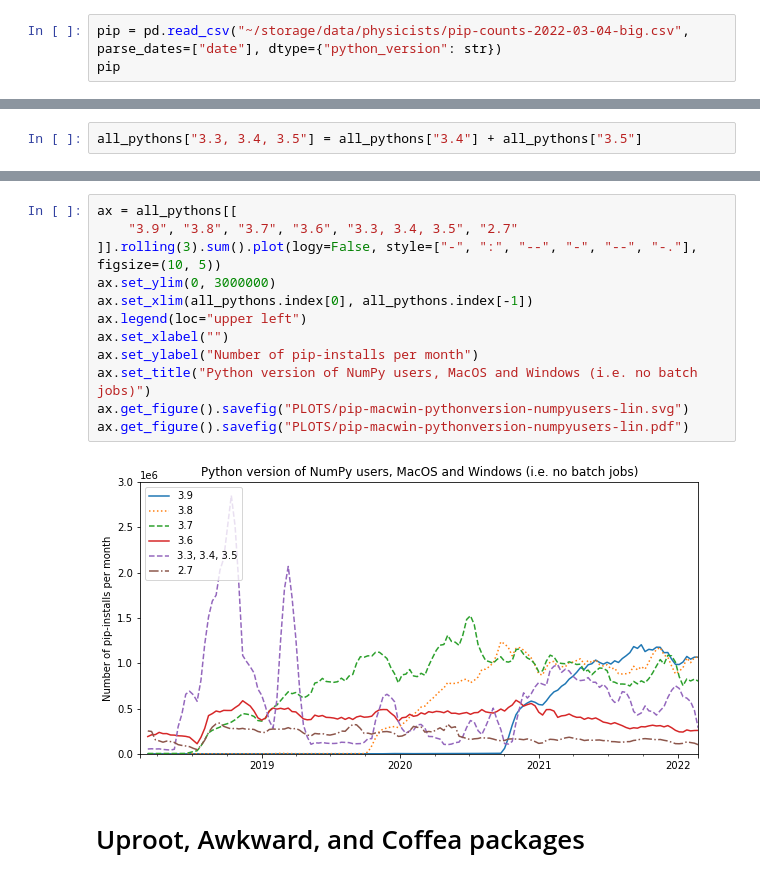
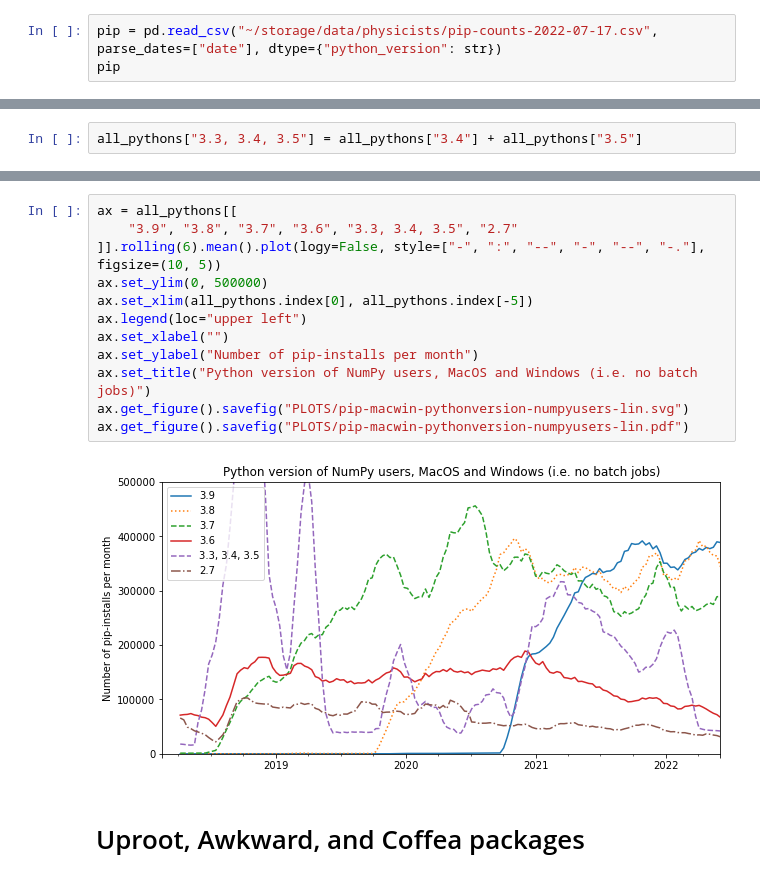
Before and after one commit to jpivarski-talks/2022-03-04-reload-statistics, a Jupyter notebook: pip-downloads.ipynb, the cells around one changed output, grey strips where cells are left out. Drawn from its saved outputs; the diff is of its cells as text.

```diff
--- a/pip-downloads.ipynb
+++ b/pip-downloads.ipynb
@@ -2,7 +2,7 @@
 import pandas as pd
 import numpy as np
 # %%
-pip = pd.read_csv("~/storage/data/physicists/pip-counts-2022-03-04-big.csv", parse_dates=["date"], dtype={"python_version": str})
+pip = pd.read_csv("~/storage/data/physicists/pip-counts-2022-07-17.csv", parse_dates=["date"], dtype={"python_version": str})
 pip
 # %% [output]
 |  | date | os | python_version | project | version | count |
@@ -429,17 +429,17 @@ ax.get_figure().savefig("PLOTS/pip-macwin-pythonversion-numpyusers-log.pdf")
 # %%
 ax = all_pythons[[
     "3.9", "3.8", "3.7", "3.6", "3.3, 3.4, 3.5", "2.7"
-]].rolling(3).sum().plot(logy=False, style=["-", ":", "--", "-", "--", "-."], figsize=(10, 5))
-ax.set_ylim(0, 3000000)
-ax.set_xlim(all_pythons.index[0], all_pythons.index[-1])
+]].rolling(6).mean().plot(logy=False, style=["-", ":", "--", "-", "--", "-."], figsize=(10, 5))
+ax.set_ylim(0, 500000)
+ax.set_xlim(all_pythons.index[0], all_pythons.index[-5])
 ax.legend(loc="upper left")
 ax.set_xlabel("")
 ax.set_ylabel("Number of pip-installs per month")
 ax.set_title("Python version of NumPy users, MacOS and Windows (i.e. no batch jobs)")
 ax.get_figure().savefig("PLOTS/pip-macwin-pythonversion-numpyusers-lin.svg")
 ax.get_figure().savefig("PLOTS/pip-macwin-pythonversion-numpyusers-lin.pdf")
 # %% [output]
-[figure, old version]
+[figure, new version]
 # %% [markdown]
 # Uproot, Awkward, and Coffea packages
 # %%
```
Also changed, not shown: parts of 32 cells of this notebook, 44 other files.
